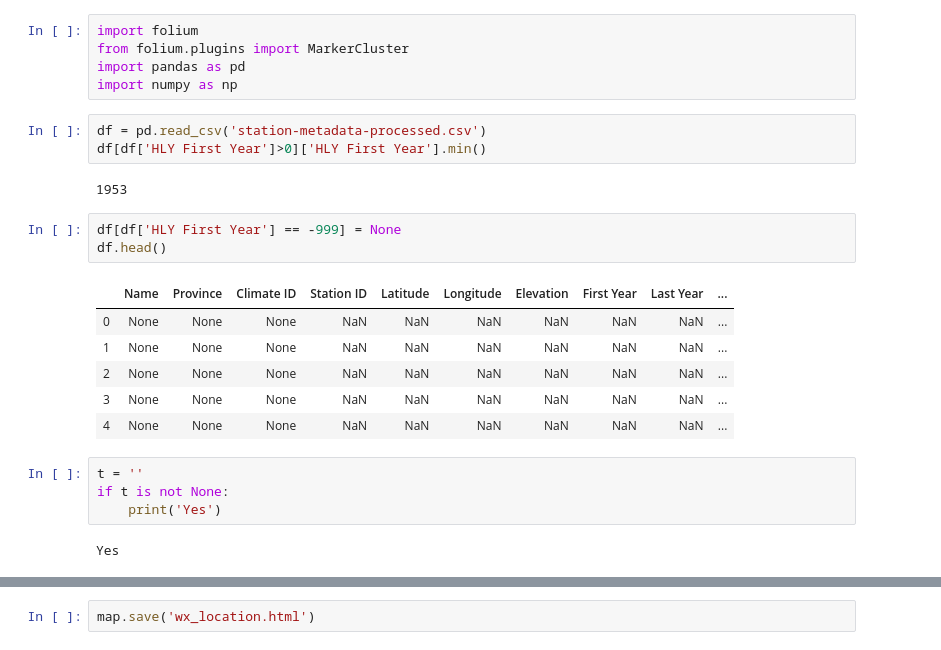
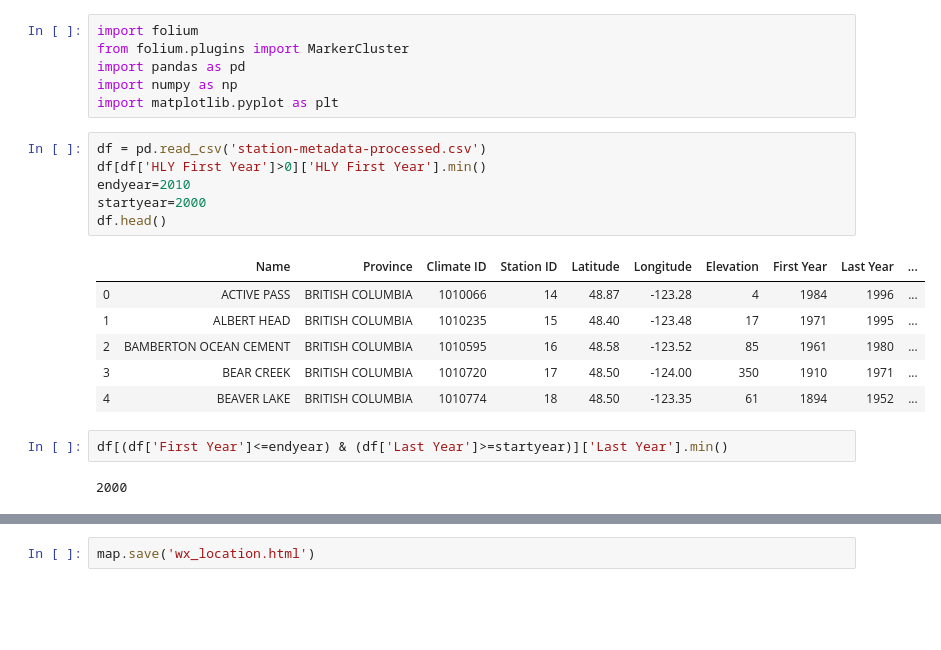
Before and after one commit to david-hurley/env-can-wx-app, a Jupyter notebook: map_generation.ipynb, the cells around one changed output, grey strips where cells are left out. Cells and saved outputs as stored; diff of their text form; blank space fills up the shorter version.

```diff
--- a/map_generation.ipynb
+++ b/map_generation.ipynb
@@ -3,24 +3,21 @@ import folium
 from folium.plugins import MarkerCluster
 import pandas as pd
 import numpy as np
+import matplotlib.pyplot as plt
 # %%
 df = pd.read_csv('station-metadata-processed.csv')
 df[df['HLY First Year']>0]['HLY First Year'].min()
+endyear=2010
+startyear=2000
+df.head()
 # %% [output]
-1953
+|  | Name | Province | Climate ID | Station ID | Latitude | Longitude | Elevation | First Year | Last Year | ... |
+| 0 | ACTIVE PASS | BRITISH COLUMBIA | 1010066 | 14 | 48.87 | -123.28 | 4 | 1984 | 1996 | ... |
+| 1 | ALBERT HEAD | BRITISH COLUMBIA | 1010235 | 15 | 48.40 | -123.48 | 17 | 1971 | 1995 | ... |
+| 2 | BAMBERTON OCEAN CEMENT | BRITISH COLUMBIA | 1010595 | 16 | 48.58 | -123.52 | 85 | 1961 | 1980 | ... |
+| 3 | BEAR CREEK | BRITISH COLUMBIA | 1010720 | 17 | 48.50 | -124.00 | 350 | 1910 | 1971 | ... |
+| 4 | BEAVER LAKE | BRITISH COLUMBIA | 1010774 | 18 | 48.50 | -123.35 | 61 | 1894 | 1952 | ... |
 # %%
-df[df['HLY First Year'] == -999] = None
-df.head()
+df[(df['First Year']<=endyear) & (df['Last Year']>=startyear)]['Last Year'].min()
 # %% [output]
-|  | Name | Province | Climate ID | Station ID | Latitude | Longitude | Elevation | First Year | Last Year | ... |
-| 0 | None | None | None | NaN | NaN | NaN | NaN | NaN | NaN | ... |
-| 1 | None | None | None | NaN | NaN | NaN | NaN | NaN | NaN | ... |
-| 2 | None | None | None | NaN | NaN | NaN | NaN | NaN | NaN | ... |
-| 3 | None | None | None | NaN | NaN | NaN | NaN | NaN | NaN | ... |
-| 4 | None | None | None | NaN | NaN | NaN | NaN | NaN | NaN | ... |
+2000
-# %%
-t = ''
-if t is not None:
-    print('Yes')
-# %% [output]
-Yes
```
Also changed, not shown: parts of 4 cells of this notebook, 2 other files.
